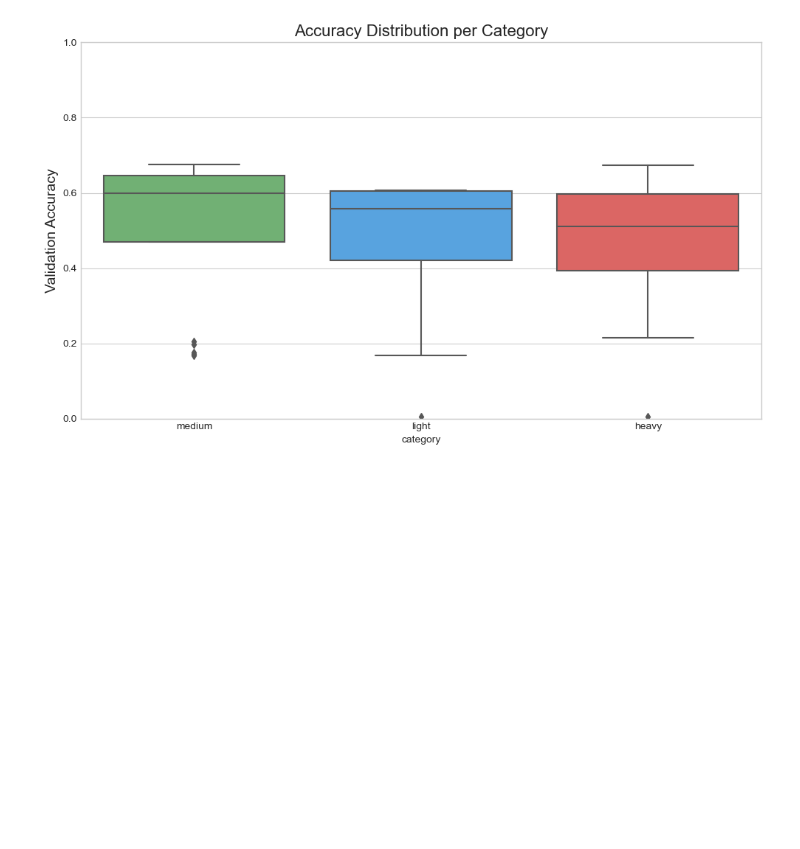
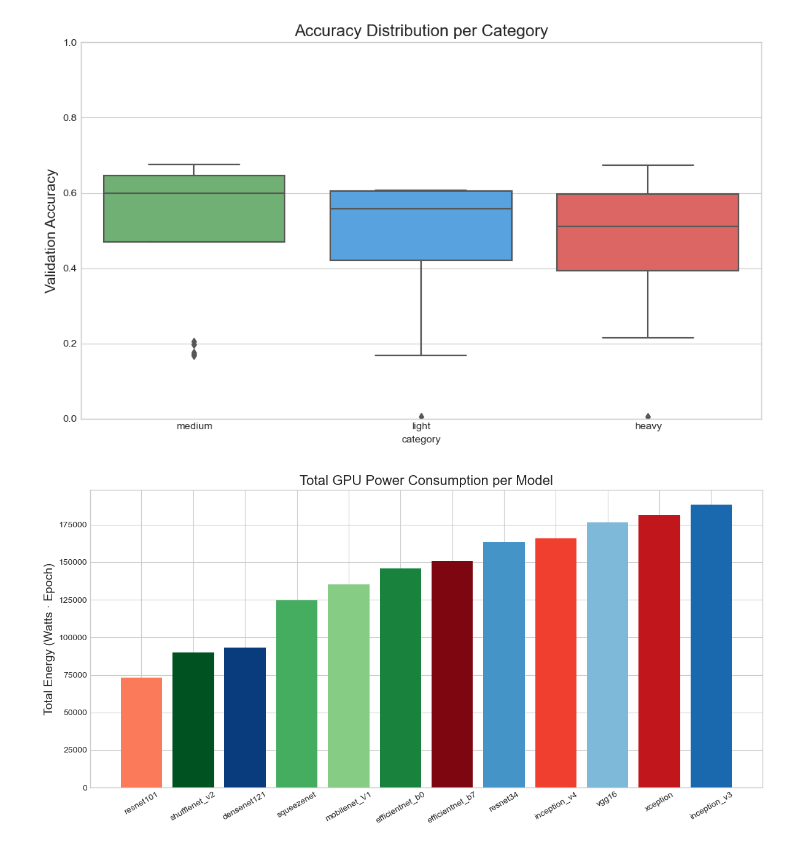
Before and after one commit to ArthurDohnert/CNNs-Performance-Analysis, a Jupyter notebook: analysis_report.ipynb, the cells around one changed output. Saved outputs shown, nothing was run; the diff lists cells and outputs as text; code cells hidden in the pictures; blank space fills up the shorter version.

```diff
--- a/analysis_report.ipynb
+++ b/analysis_report.ipynb
@@ -916,3 +917,33 @@ plt.show()
 [figure]
 [figure]
 [figure]
+# %%
+import matplotlib.pyplot as plt
+
+energy_df = (
+    logs_df.groupby("model")["gpu_power_watts_peak"]
+    .sum()
+    .reset_index()
+    .rename(columns={"gpu_power_watts_peak": "total_gpu_energy"})
+)
+
+plt.figure(figsize=(12, 6))
+
+models_sorted = energy_df.sort_values("total_gpu_energy")
+
+plt.bar(
+    models_sorted["model"],
+    models_sorted["total_gpu_energy"],
+    color=[model_colors[m] for m in models_sorted["model"]],
+)
+
+plt.xticks(rotation=30)
+plt.ylabel("Total Energy (Watts · Epoch)", fontsize=14)
+plt.title("Total GPU Power Consumption per Model", fontsize=16)
+
+plt.tight_layout()
+plt.savefig("reports/results/total_energy_per_model.png", dpi=300, bbox_inches="tight")
+plt.savefig("reports/results/total_energy_per_model.pdf", bbox_inches="tight")
+plt.show()
+# %% [output]
+[figure, added]
```
Also changed, not shown: parts of 2 cells of this notebook, 3 other files.
